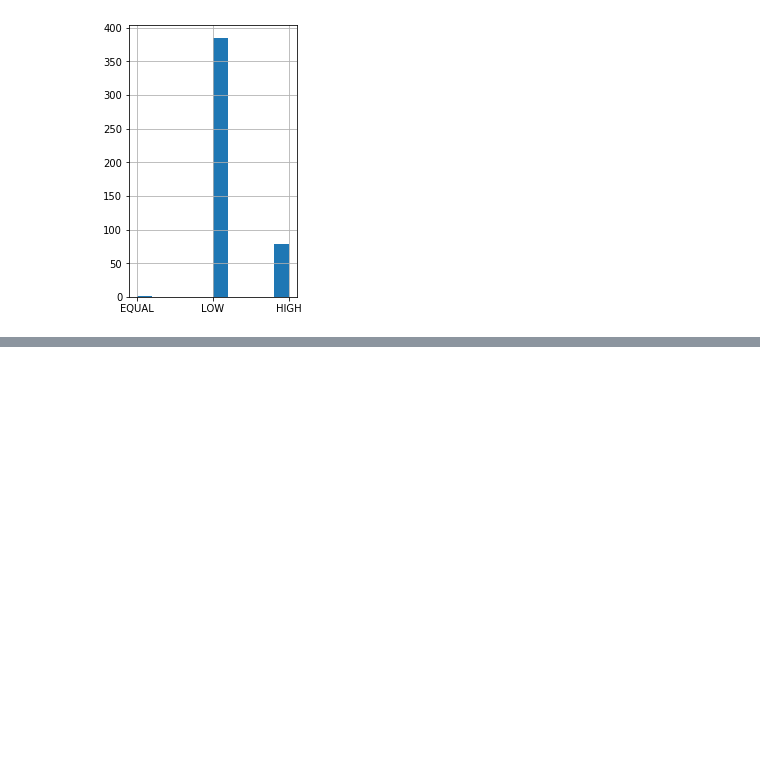
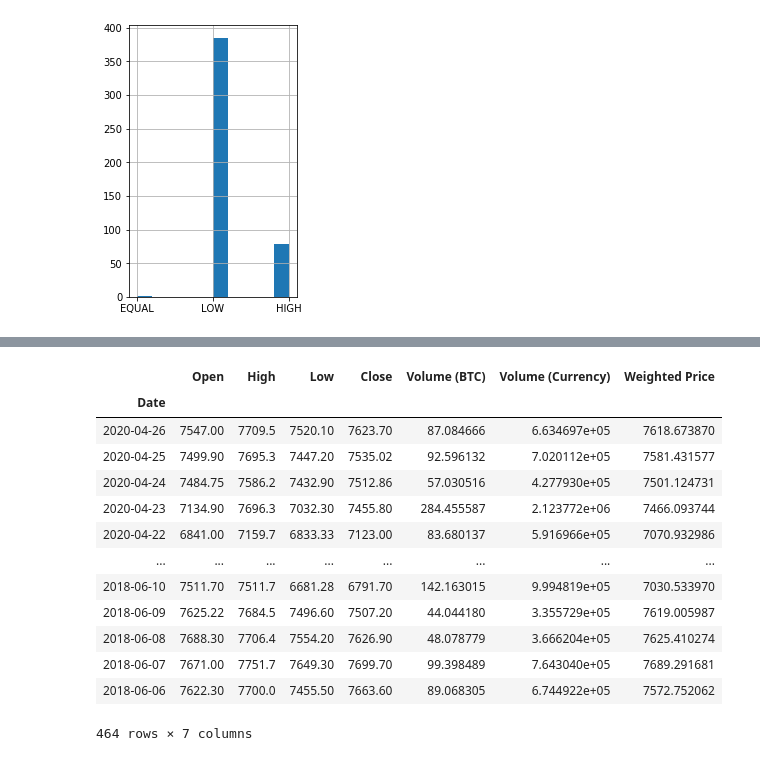
Before and after one commit to augustomatheuss/adlabs, a Jupyter notebook: python-classes/datascience/pandaslab.ipynb, the cells around one changed output, grey strips where cells are left out. Drawn from its saved outputs; the diff is of its cells as text; code cells hidden in the pictures; blank space fills up the shorter version.

```diff
--- a/python-classes/datascience/pandaslab.ipynb
+++ b/python-classes/datascience/pandaslab.ipynb
@@ -298,0 +336,17 @@ Last close value 7623.7
+# %%
+df.sort_values(by=['Date'], ascending=False)
+# %% [output]
+|  | Open | High | Low | Close | Volume (BTC) | Volume (Currency) | Weighted Price |
+| Date |  |  |  |  |  |  |  |
+| 2020-04-26 | 7547.00 | 7709.5 | 7520.10 | 7623.70 | 87.084666 | 6.634697e+05 | 7618.673870 |
+| 2020-04-25 | 7499.90 | 7695.3 | 7447.20 | 7535.02 | 92.596132 | 7.020112e+05 | 7581.431577 |
+| 2020-04-24 | 7484.75 | 7586.2 | 7432.90 | 7512.86 | 57.030516 | 4.277930e+05 | 7501.124731 |
+| 2020-04-23 | 7134.90 | 7696.3 | 7032.30 | 7455.80 | 284.455587 | 2.123772e+06 | 7466.093744 |
+| 2020-04-22 | 6841.00 | 7159.7 | 6833.33 | 7123.00 | 83.680137 | 5.916966e+05 | 7070.932986 |
+| ... | ... | ... | ... | ... | ... | ... | ... |
+| 2018-06-10 | 7511.70 | 7511.7 | 6681.28 | 6791.70 | 142.163015 | 9.994819e+05 | 7030.533970 |
+| 2018-06-09 | 7625.22 | 7684.5 | 7496.60 | 7507.20 | 44.044180 | 3.355729e+05 | 7619.005987 |
+| 2018-06-08 | 7688.30 | 7706.4 | 7554.20 | 7626.90 | 48.078779 | 3.666204e+05 | 7625.410274 |
+| 2018-06-07 | 7671.00 | 7751.7 | 7649.30 | 7699.70 | 99.398489 | 7.643040e+05 | 7689.291681 |
+| 2018-06-06 | 7622.30 | 7700.0 | 7455.50 | 7663.60 | 89.068305 | 6.744922e+05 | 7572.752062 |
+464 rows × 7 columns
```
Also changed, not shown: parts of 16 cells of this notebook, 2 other files.
